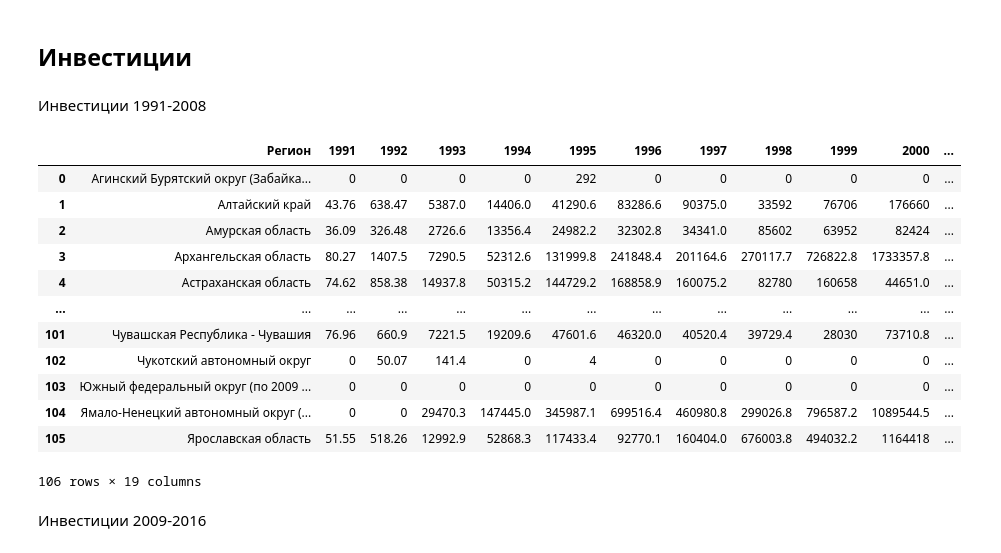
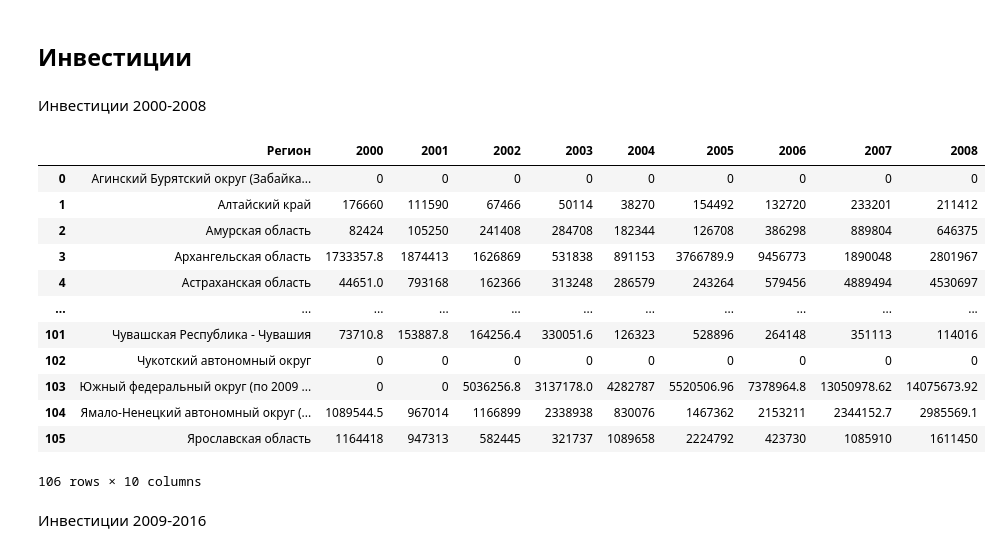
Before and after one commit to fastnets/Environmental-monitoring-of-water-resources, a Jupyter notebook: notebooks/merge/dataset1.ipynb, the cells around one changed output. Cells and saved outputs as stored; diff of their text form; code cells hidden in the pictures.

```diff
--- a/notebooks/merge/dataset1.ipynb
+++ b/notebooks/merge/dataset1.ipynb
@@ -44,29 +39,30 @@ df
 # %% [markdown]
 ## Инвестиции
 # %% [markdown]
-Инвестиции 1991-2008
+Инвестиции 2000-2008
 # %%
 data1 = pd.read_excel("data (1).xls", skiprows=2)
 data1.drop(0, inplace=True)
 data1.rename(columns={'Unnamed: 0':'Регион', 'Unnamed: 1':'Вид оос'}, inplace=True)
 data1['Регион'] = data1['Регион'].apply(lambda x: x.strip())
+data1.drop(data1.iloc[:, 2:11].columns, axis=1, inplace=True)
 data1 = pd.DataFrame(data1.drop('Вид оос', axis=1).groupby(['Регион']).sum())
 data1.reset_index(inplace=True)
 data1
 # %% [output]
-|  | Регион | 1991 | 1992 | 1993 | 1994 | 1995 | 1996 | 1997 | 1998 | 1999 | 2000 | ... |
-| 0 | Агинский Бурятский округ (Забайка... | 0 | 0 | 0 | 0 | 292 | 0 | 0 | 0 | 0 | 0 | ... |
-| 1 | Алтайский край | 43.76 | 638.47 | 5387.0 | 14406.0 | 41290.6 | 83286.6 | 90375.0 | 33592 | 76706 | 176660 | ... |
-| 2 | Амурская область | 36.09 | 326.48 | 2726.6 | 13356.4 | 24982.2 | 32302.8 | 34341.0 | 85602 | 63952 | 82424 | ... |
-| 3 | Архангельская область | 80.27 | 1407.5 | 7290.5 | 52312.6 | 131999.8 | 241848.4 | 201164.6 | 270117.7 | 726822.8 | 1733357.8 | ... |
-| 4 | Астраханская область | 74.62 | 858.38 | 14937.8 | 50315.2 | 144729.2 | 168858.9 | 160075.2 | 82780 | 160658 | 44651.0 | ... |
-| ... | ... | ... | ... | ... | ... | ... | ... | ... | ... | ... | ... | ... |
-| 101 | Чувашская Республика - Чувашия | 76.96 | 660.9 | 7221.5 | 19209.6 | 47601.6 | 46320.0 | 40520.4 | 39729.4 | 28030 | 73710.8 | ... |
-| 102 | Чукотский автономный округ | 0 | 50.07 | 141.4 | 0 | 4 | 0 | 0 | 0 | 0 | 0 | ... |
-| 103 | Южный федеральный округ (по 2009 ... | 0 | 0 | 0 | 0 | 0 | 0 | 0 | 0 | 0 | 0 | ... |
-| 104 | Ямало-Ненецкий автономный округ (... | 0 | 0 | 29470.3 | 147445.0 | 345987.1 | 699516.4 | 460980.8 | 299026.8 | 796587.2 | 1089544.5 | ... |
-| 105 | Ярославская область | 51.55 | 518.26 | 12992.9 | 52868.3 | 117433.4 | 92770.1 | 160404.0 | 676003.8 | 494032.2 | 1164418 | ... |
+|  | Регион | 2000 | 2001 | 2002 | 2003 | 2004 | 2005 | 2006 | 2007 | 2008 |
+| 0 | Агинский Бурятский округ (Забайка... | 0 | 0 | 0 | 0 | 0 | 0 | 0 | 0 | 0 |
+| 1 | Алтайский край | 176660 | 111590 | 67466 | 50114 | 38270 | 154492 | 132720 | 233201 | 211412 |
+| 2 | Амурская область | 82424 | 105250 | 241408 | 284708 | 182344 | 126708 | 386298 | 889804 | 646375 |
+| 3 | Архангельская область | 1733357.8 | 1874413 | 1626869 | 531838 | 891153 | 3766789.9 | 9456773 | 1890048 | 2801967 |
+| 4 | Астраханская область | 44651.0 | 793168 | 162366 | 313248 | 286579 | 243264 | 579456 | 4889494 | 4530697 |
+| ... | ... | ... | ... | ... | ... | ... | ... | ... | ... | ... |
+| 101 | Чувашская Республика - Чувашия | 73710.8 | 153887.8 | 164256.4 | 330051.6 | 126323 | 528896 | 264148 | 351113 | 114016 |
+| 102 | Чукотский автономный округ | 0 | 0 | 0 | 0 | 0 | 0 | 0 | 0 | 0 |
+| 103 | Южный федеральный округ (по 2009 ... | 0 | 0 | 5036256.8 | 3137178.0 | 4282787 | 5520506.96 | 7378964.8 | 13050978.62 | 14075673.92 |
+| 104 | Ямало-Ненецкий автономный округ (... | 1089544.5 | 967014 | 1166899 | 2338938 | 830076 | 1467362 | 2153211 | 2344152.7 | 2985569.1 |
+| 105 | Ярославская область | 1164418 | 947313 | 582445 | 321737 | 1089658 | 2224792 | 423730 | 1085910 | 1611450 |
-106 rows × 19 columns
+106 rows × 10 columns
 # %% [markdown]
 Инвестиции 2009-2016
 # %%
```
Also changed, not shown: parts of 18 cells of this notebook.
